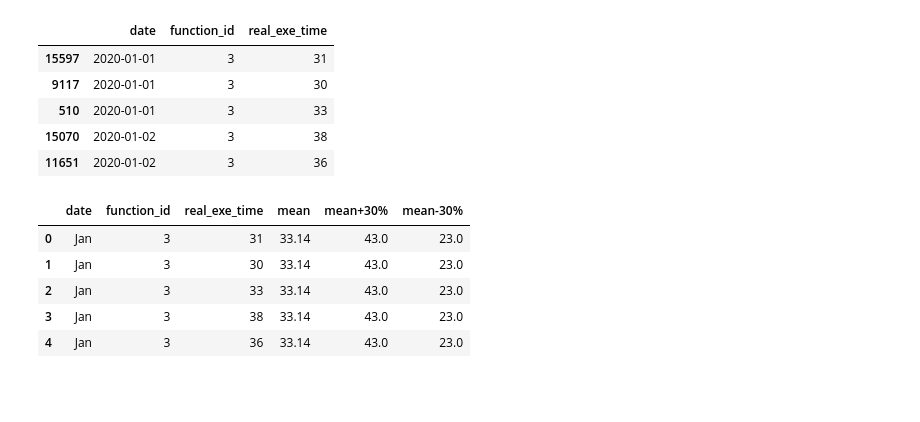
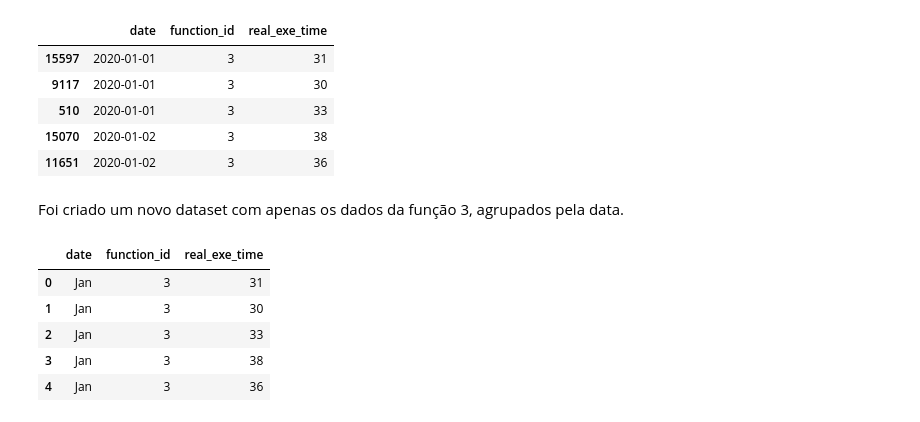
Before and after one commit to bnahuz/hype, a Jupyter notebook: 2a e 3a/3a_questao.ipynb, the cells around one changed output. Drawn from its saved outputs; the diff is of its cells as text; code cells hidden in the pictures; blank space fills up the shorter version.

```diff
--- a/2a e 3a/3a_questao.ipynb
+++ b/2a e 3a/3a_questao.ipynb
@@ -127,19 +156,18 @@ df_inc.head()
 | 510 | 2020-01-01 | 3 | 33 |
 | 15070 | 2020-01-02 | 3 | 38 |
 | 11651 | 2020-01-02 | 3 | 36 |
+# %% [markdown]
+Foi criado um novo dataset com apenas os dados da função 3, agrupados pela data.
 # %%
 date_to_monthName(df_inc)
 df_inc.reset_index(inplace=True)
 df_inc.drop(columns=['index'], inplace= True)
-df_inc['mean'] = 33.14
-df_inc['mean+30%'] = 43.0
-df_inc['mean-30%'] = 23.0
 
 df_inc.head()
 # %% [output]
-|  | date | function_id | real_exe_time | mean | mean+30% | mean-30% |
-| 0 | Jan | 3 | 31 | 33.14 | 43.0 | 23.0 |
-| 1 | Jan | 3 | 30 | 33.14 | 43.0 | 23.0 |
-| 2 | Jan | 3 | 33 | 33.14 | 43.0 | 23.0 |
-| 3 | Jan | 3 | 38 | 33.14 | 43.0 | 23.0 |
-| 4 | Jan | 3 | 36 | 33.14 | 43.0 | 23.0 |
+|  | date | function_id | real_exe_time |
+| 0 | Jan | 3 | 31 |
+| 1 | Jan | 3 | 30 |
+| 2 | Jan | 3 | 33 |
+| 3 | Jan | 3 | 38 |
+| 4 | Jan | 3 | 36 |
```
Also changed, not shown: parts of 32 cells of this notebook, 2 other files.
